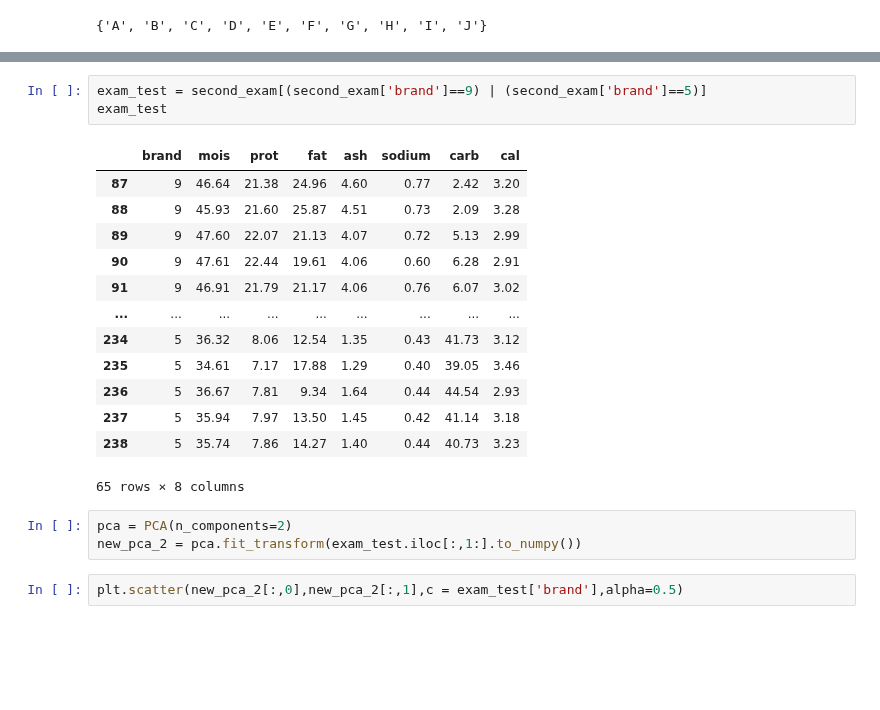
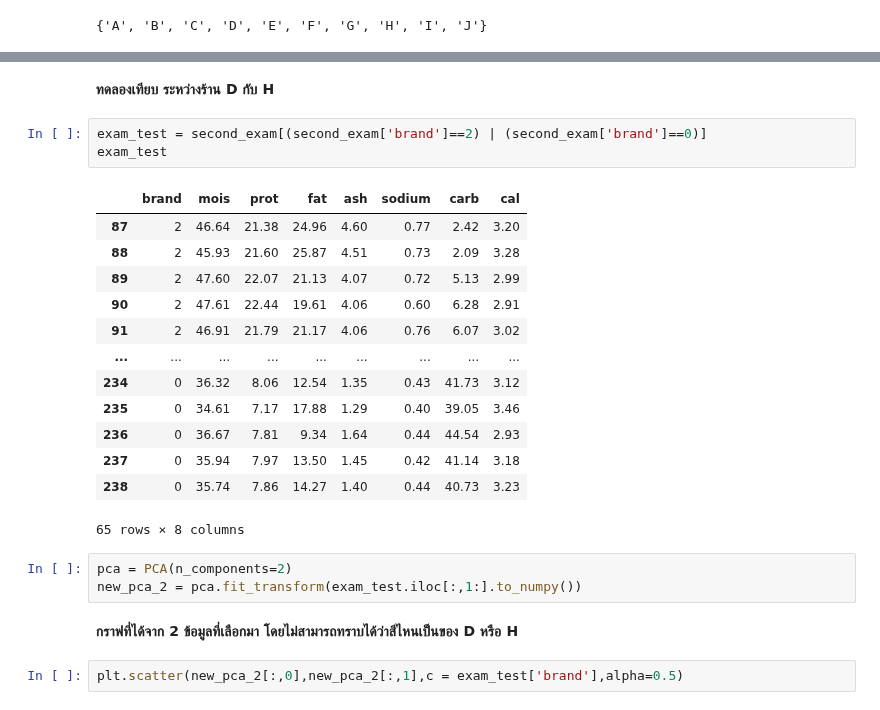
Before and after one commit to sitthatkaja/multivariate, a Jupyter notebook: EXAM01.ipynb, the cells around one changed output, grey strips where cells are left out. Cells and saved outputs as stored; diff of their text form; blank space fills up the shorter version.

```diff
--- a/EXAM01.ipynb
+++ b/EXAM01.ipynb
@@ -484,23 +587,27 @@ plt.scatter(new_exam_pca[:,0],new_exam_pca[:,1],c = second_exam['brand'],alpha=0
+# %% [markdown]
+**ทดลองเทียบ ระหว่างร้าน D กับ H**
 # %%
-exam_test = second_exam[(second_exam['brand']==9) | (second_exam['brand']==5)]
+exam_test = second_exam[(second_exam['brand']==2) | (second_exam['brand']==0)]
 exam_test
 # %% [output]
 |  | brand | mois | prot | fat | ash | sodium | carb | cal |
-| 87 | 9 | 46.64 | 21.38 | 24.96 | 4.60 | 0.77 | 2.42 | 3.20 |
-| 88 | 9 | 45.93 | 21.60 | 25.87 | 4.51 | 0.73 | 2.09 | 3.28 |
-| 89 | 9 | 47.60 | 22.07 | 21.13 | 4.07 | 0.72 | 5.13 | 2.99 |
-| 90 | 9 | 47.61 | 22.44 | 19.61 | 4.06 | 0.60 | 6.28 | 2.91 |
-| 91 | 9 | 46.91 | 21.79 | 21.17 | 4.06 | 0.76 | 6.07 | 3.02 |
+| 87 | 2 | 46.64 | 21.38 | 24.96 | 4.60 | 0.77 | 2.42 | 3.20 |
+| 88 | 2 | 45.93 | 21.60 | 25.87 | 4.51 | 0.73 | 2.09 | 3.28 |
+| 89 | 2 | 47.60 | 22.07 | 21.13 | 4.07 | 0.72 | 5.13 | 2.99 |
+| 90 | 2 | 47.61 | 22.44 | 19.61 | 4.06 | 0.60 | 6.28 | 2.91 |
+| 91 | 2 | 46.91 | 21.79 | 21.17 | 4.06 | 0.76 | 6.07 | 3.02 |
 | ... | ... | ... | ... | ... | ... | ... | ... | ... |
-| 234 | 5 | 36.32 | 8.06 | 12.54 | 1.35 | 0.43 | 41.73 | 3.12 |
-| 235 | 5 | 34.61 | 7.17 | 17.88 | 1.29 | 0.40 | 39.05 | 3.46 |
-| 236 | 5 | 36.67 | 7.81 | 9.34 | 1.64 | 0.44 | 44.54 | 2.93 |
-| 237 | 5 | 35.94 | 7.97 | 13.50 | 1.45 | 0.42 | 41.14 | 3.18 |
-| 238 | 5 | 35.74 | 7.86 | 14.27 | 1.40 | 0.44 | 40.73 | 3.23 |
+| 234 | 0 | 36.32 | 8.06 | 12.54 | 1.35 | 0.43 | 41.73 | 3.12 |
+| 235 | 0 | 34.61 | 7.17 | 17.88 | 1.29 | 0.40 | 39.05 | 3.46 |
+| 236 | 0 | 36.67 | 7.81 | 9.34 | 1.64 | 0.44 | 44.54 | 2.93 |
+| 237 | 0 | 35.94 | 7.97 | 13.50 | 1.45 | 0.42 | 41.14 | 3.18 |
+| 238 | 0 | 35.74 | 7.86 | 14.27 | 1.40 | 0.44 | 40.73 | 3.23 |
 65 rows × 8 columns
 # %%
 pca = PCA(n_components=2)
 new_pca_2 = pca.fit_transform(exam_test.iloc[:,1:].to_numpy())
+# %% [markdown]
+**กราฟที่ได้จาก 2 ข้อมูลที่เลือกมา โดยไม่สามารถทราบได้ว่าสีไหนเป็นของ D หรือ H**
 # %%
 plt.scatter(new_pca_2[:,0],new_pca_2[:,1],c = exam_test['brand'],alpha=0.5)
 # %% [output]
```
Also changed, not shown: parts of 56 cells of this notebook.
